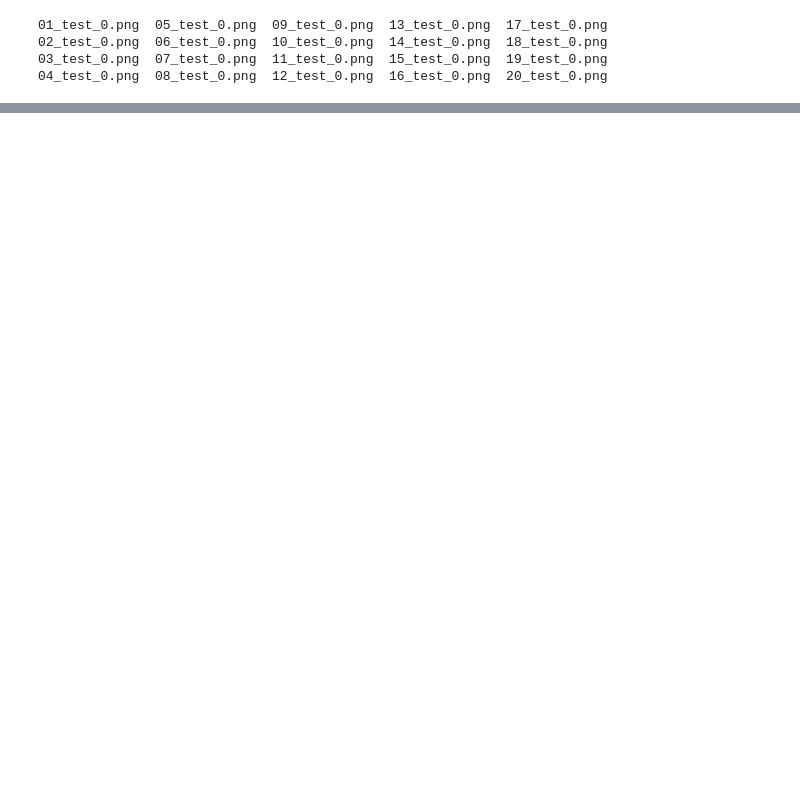
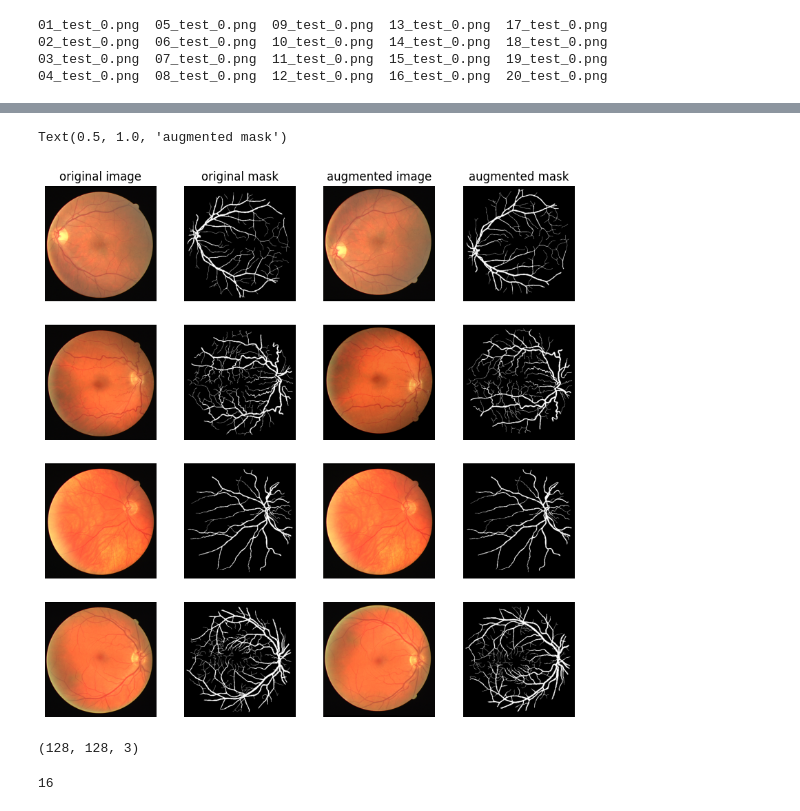
Before and after one commit to meysam-kazemi/drive-unet, a Jupyter notebook: augment.ipynb, the cells around one changed output, grey strips where cells are left out. Saved outputs shown, nothing was run; the diff lists cells and outputs as text; code cells hidden in the pictures; blank space fills up the shorter version.

```diff
--- a/augment.ipynb
+++ b/augment.ipynb
@@ -116,0 +215,41 @@ augment_data(test_x, test_y, "new_data/test/", index=0, augment=False)
+# %%
+
+def aug(img, mask):
+  aug = HorizontalFlip(p=0.3)
+  augmented = aug(image=img, mask=mask)
+  x1 = augmented["image"]
+  y1 = augmented["mask"]
+
+  aug = VerticalFlip(p=0.3)
+  augmented = aug(image=x1, mask=y1)
+  x1 = augmented["image"]
+  y1 = augmented["mask"]
+
+  # aug = Rotate(limit=45, p=0.9)
+  # augmented = aug(image=x1, mask=y1)
+  # x1 = augmented["image"]
+  # y1 = augmented["mask"]
+
+  aug = RandomBrightnessContrast(p=0.2)
+  augmented = aug(image=x1, mask=y1)
+  x1 = augmented["image"]
+  y1 = augmented["mask"]
+
+  return x1, y1
+
+
+f, axs = plt.subplots(4,4, figsize=(10,10))
+for i, ax_row in enumerate(axs):
+  ax_row[0].imshow(xs[i]);ax_row[0].axis(False)
+  ax_row[1].imshow(ys[i], 'gray');ax_row[1].axis(False)
+  X, Y = aug(xs[i], ys[i])
+  ax_row[2].imshow(X);ax_row[2].axis(False)
+  ax_row[3].imshow(Y, 'gray');ax_row[3].axis(False)
+
+axs[0,0].set_title("original image")
+axs[0,1].set_title("original mask")
+axs[0,2].set_title("augmented image")
+axs[0,3].set_title("augmented mask")
+# %% [output]
+Text(0.5, 1.0, 'augmented mask')
+[figure, added]
@@ -116,0 +267,8 @@ augment_data(test_x, test_y, "new_data/test/", index=0, augment=False)
+# %%
+xs[1].shape
+# %% [output]
+(128, 128, 3)
+# %%
+len(xs)
+# %% [output]
+16
```
Also changed, not shown: parts of 16 cells of this notebook.
